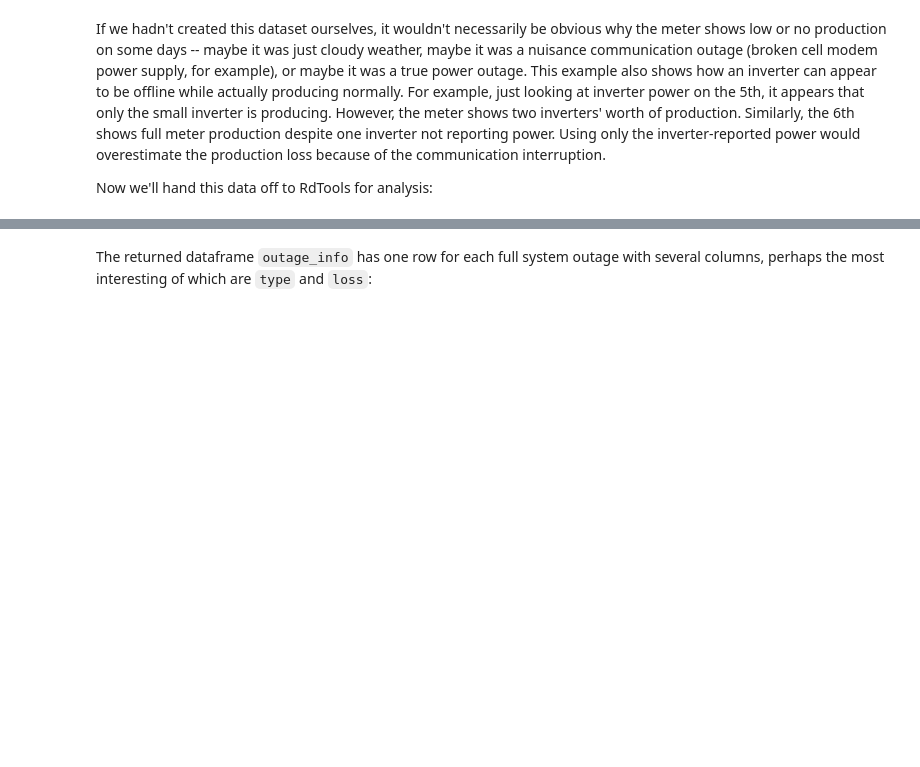
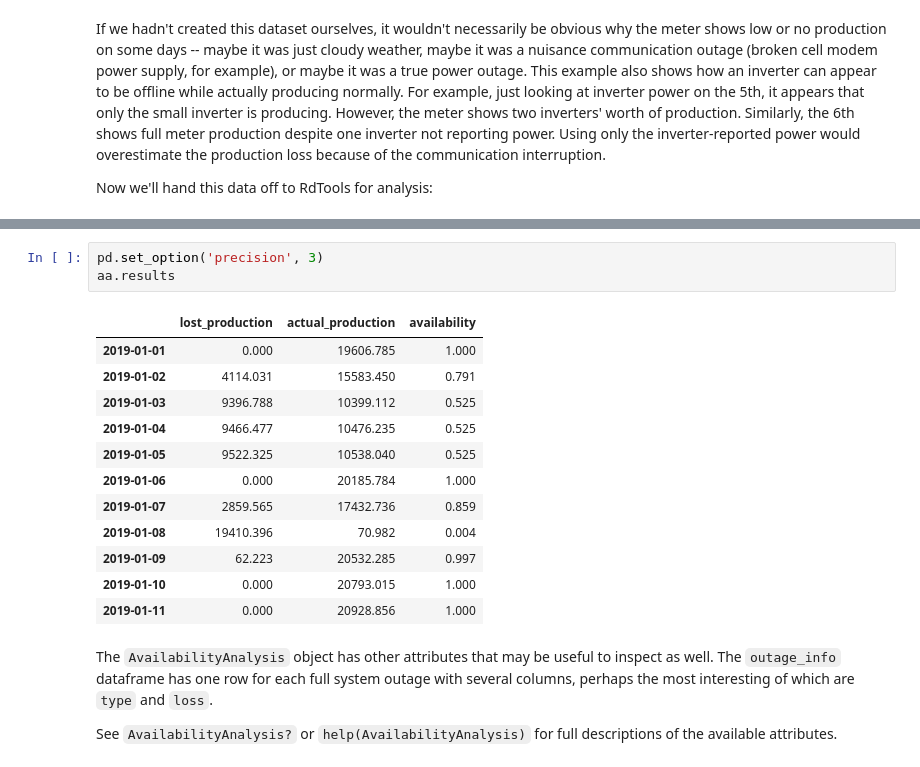
Before and after one commit to NREL/rdtools, a Jupyter notebook: docs/system_availability_example.ipynb, the cells around one changed output, grey strips where cells are left out. Cells and saved outputs as stored; diff of their text form; blank space fills up the shorter version.

```diff
--- a/docs/system_availability_example.ipynb
+++ b/docs/system_availability_example.ipynb
@@ -156,4 +142,22 @@ outage_info = rdtools.availability.loss_from_energy(
+# %%
+pd.set_option('precision', 3)
+aa.results
+# %% [output]
+|  | lost_production | actual_production | availability |
+| 2019-01-01 | 0.000 | 19606.785 | 1.000 |
+| 2019-01-02 | 4114.031 | 15583.450 | 0.791 |
+| 2019-01-03 | 9396.788 | 10399.112 | 0.525 |
+| 2019-01-04 | 9466.477 | 10476.235 | 0.525 |
+| 2019-01-05 | 9522.325 | 10538.040 | 0.525 |
+| 2019-01-06 | 0.000 | 20185.784 | 1.000 |
+| 2019-01-07 | 2859.565 | 17432.736 | 0.859 |
+| 2019-01-08 | 19410.396 | 70.982 | 0.004 |
+| 2019-01-09 | 62.223 | 20532.285 | 0.997 |
+| 2019-01-10 | 0.000 | 20793.015 | 1.000 |
+| 2019-01-11 | 0.000 | 20928.856 | 1.000 |
 # %% [markdown]
-The returned dataframe `outage_info` has one row for each full system outage with several columns, perhaps the most interesting of which are `type` and `loss`:
+The `AvailabilityAnalysis` object has other attributes that may be useful to inspect as well.  The `outage_info` dataframe has one row for each full system outage with several columns, perhaps the most interesting of which are `type` and `loss`.
+
+See `AvailabilityAnalysis?` or `help(AvailabilityAnalysis)` for full descriptions of the available attributes.
 # %%
 pd.set_option('precision', 2)
```
Also changed, not shown: parts of 17 cells of this notebook, 6 other files.
